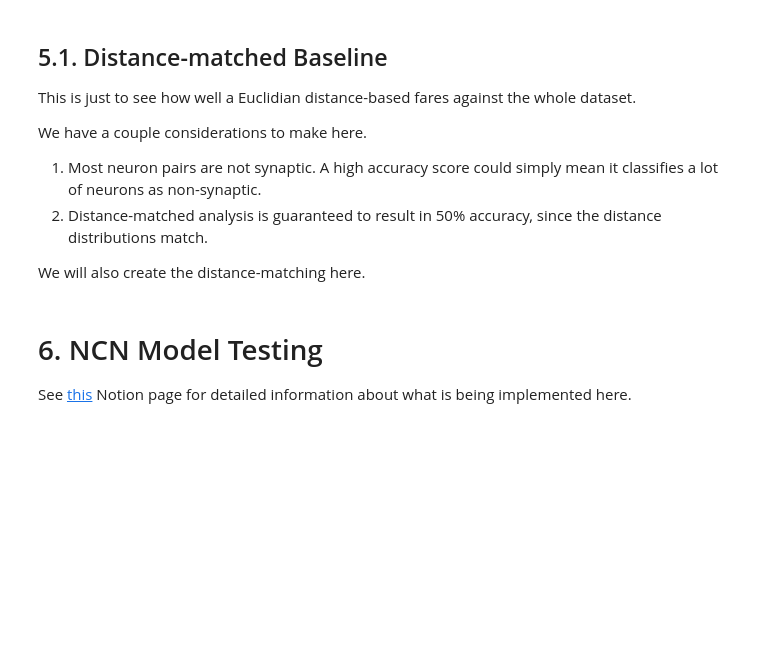
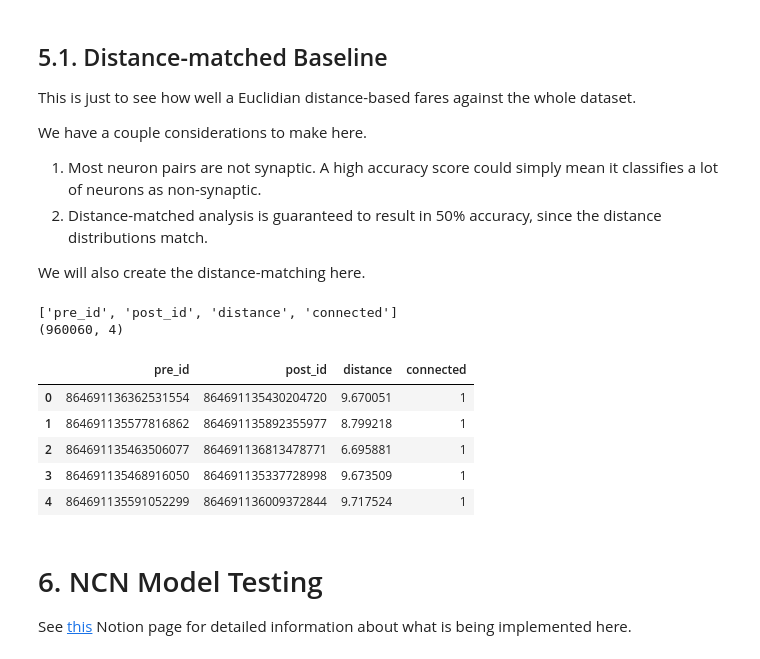
Before and after one commit to 12Jeef/NTAB_F26_Connectomics, a Jupyter notebook: jeffrey/official.ipynb, the cells around one changed output. Saved outputs shown, nothing was run; the diff lists cells and outputs as text; code cells hidden in the pictures; blank space fills up the shorter version.

```diff
--- a/jeffrey/official.ipynb
+++ b/jeffrey/official.ipynb
@@ -1,3 +5,17 @@
+# %%
+# this regenerates neurons_df from fetched data. it is not expensive but can be disabled
+NEURONS_REGEN = False     # FIRST TIME USERS PLEASE SET TO TRUE
+# this regenerates synapses_df from cached/fetched data. it is VERY expensive and should be disabled once cached
+SYNAPSES_REGEN = False    # FIRST TIME USERS PLEASE SET TO TRUE
+# this regenerates functional_df from cached/fetched data. it is VERY expensive and should be disabled once cached
+FUNCTIONAL_REGEN = False  # FIRST TIME USERS PLEASE SET TO TRUE
+
+# this performs the distance benchmark, which could take a while. disable if not using
+DISTANCE_BENCH = False
+# this performs a distance-matching pos-neg pairing, which could take a while. disable if not using
+MATCHED_DISTANCE_DATA = False
+# this performs ncn model training, which could take a while. disable if not using
+NCN_MODEL_TRAIN = True
 # %% [markdown]
 # 1. Downloading MICrONS
 
@@ -504,10 +517,10 @@ from scipy.spatial.distance import pdist
 
 if DISTANCE_BENCH:
 
-    ids_np = np.array(ids)
+    ids_np = np.array(neurons_df.index.to_list())
 
     positions_df = neurons_df[["x", "y", "z"]].dropna()
-    positions = position_df.to_numpy(dtype=float)
+    positions = positions_df.to_numpy(dtype=float)
     distances = pdist(positions, metric="euclidean")
 
     pair_i, pair_j = np.triu_indices(len(ids_np), k=1)
@@ -704,7 +717,7 @@ import os
 import numpy as np
 import pandas as pd
 
-if DISTANCE_BENCH:
+if MATCHED_DISTANCE_DATA:
 
     rng = np.random.default_rng(42)
     bin_width = 5
@@ -730,34 +743,51 @@ if DISTANCE_BENCH:
         if len(q) == 0:
             continue
         k = min(len(p), len(q))
         p_selected = rng.choice(p, size=k, replace=False)
         q_selected = rng.choice(q, size=k, replace=False)
         matched_pos.extend(p_selected)
         matched_neg.extend(q_selected)
 
     matched_pos = np.asarray(matched_pos, dtype=int)
     matched_neg = np.asarray(matched_neg, dtype=int)
 
     matched_df = pd.concat([
         pd.DataFrame({
             "pre_id": neurons_df.index[pos_i[matched_pos]],
             "post_id": neurons_df.index[pos_j[matched_pos]],
             "distance": pos_dist[matched_pos],
-            "connected": 1,
+            "connected": synapses_df.loc[(pos_i[matched_pos], pos_j[matched_pos]), "n"],
         }),
         pd.DataFrame({
             "pre_id": neurons_df.index[neg_i[matched_neg]],
             "post_id": neurons_df.index[neg_j[matched_neg]],
             "distance": neg_dist[matched_neg],
             "connected": 0,
         }),
     ], ignore_index=True)
 
     print(f"Matched positives: {(matched_df["connected"] == 1).sum():,}")
     print(f"Matched negatives: {(matched_df["connected"] == 0).sum():,}")
 
     os.makedirs("cache/matched", exist_ok=True)
     matched_df.to_parquet("cache/matched/matched.parquet")
+
+else:
+
+    matched_df = pd.read_parquet("cache/matched/matched.parquet")
+
+print(matched_df.columns.to_list())
+print(matched_df.shape)
+display(matched_df.head())
+# %% [output]
+['pre_id', 'post_id', 'distance', 'connected']
+(960060, 4)
+|  | pre_id | post_id | distance | connected |
+| 0 | 864691136362531554 | 864691135430204720 | 9.670051 | 1 |
+| 1 | 864691135577816862 | 864691135892355977 | 8.799218 | 1 |
+| 2 | 864691135463506077 | 864691136813478771 | 6.695881 | 1 |
+| 3 | 864691135468916050 | 864691135337728998 | 9.673509 | 1 |
+| 4 | 864691135591052299 | 864691136009372844 | 9.717524 | 1 |
 # %% [markdown]
 # 6. NCN Model Testing
 
```
Also changed, not shown: parts of 8 cells of this notebook.
